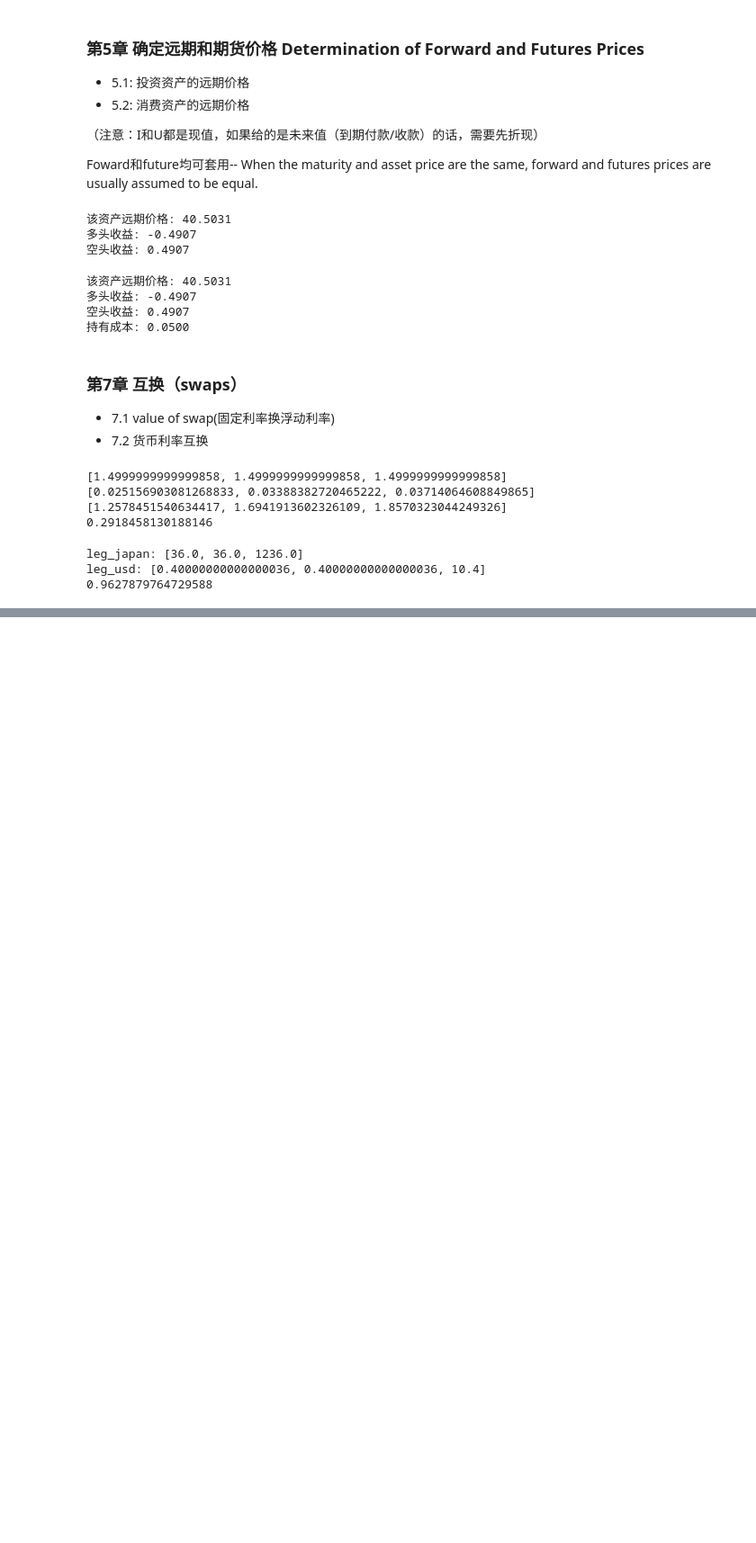
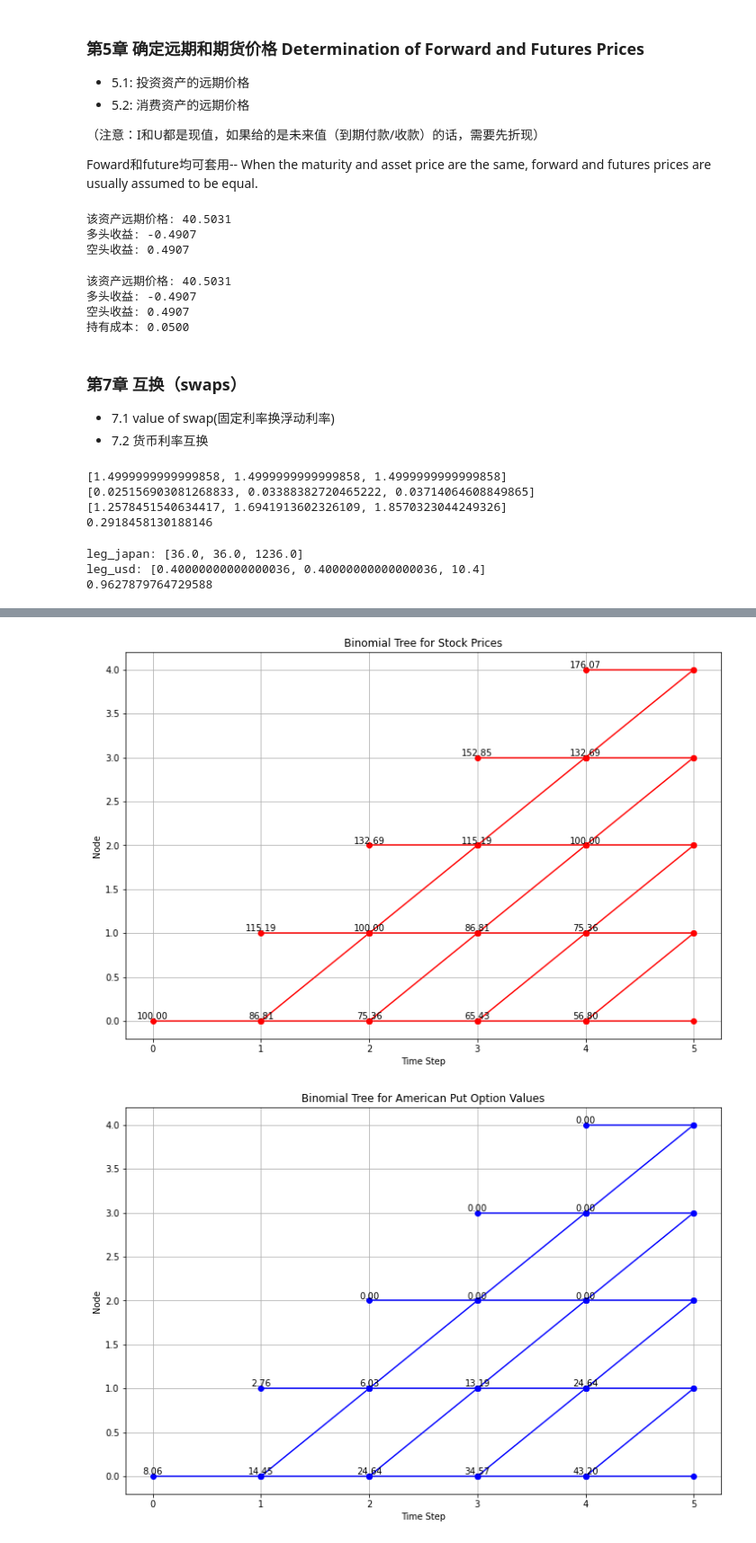
Before and after one commit to Yeechin-is-here/financial_engineering_example_codes, a Jupyter notebook: codes.ipynb, the cells around one changed output, grey strips where cells are left out. Shown at 90% size. Drawn from its saved outputs; the diff is of its cells as text; code cells hidden in the pictures; blank space fills up the shorter version.

```diff
--- a/codes.ipynb
+++ b/codes.ipynb
@@ -613,0 +751,41 @@ leg_usd: [0.40000000000000036, 0.40000000000000036, 10.4]
+# %%
+import matplotlib.pyplot as plt
+
+def plot_binomial_tree(stock_prices, title='Binomial Tree for Stock Prices'):
+    plt.figure(figsize=(12, 8))
+    for i in range(n+1):
+        for j in range(i+1):
+            plt.plot([i, i+1], [j, j], 'ro-')  # Horizontal lines
+            if j < i:
+                plt.plot([i, i+1], [j, j+1], 'ro-')  # Upward lines
+            plt.text(i, j, f'{stock_prices[i, j]:.2f}', ha='center', va='bottom')
+    plt.title(title)
+    plt.xlabel('Time Step')
+    plt.ylabel('Node')
+    plt.grid(True)
+    plt.show()
+
+def plot_option_values(option_values, title='Binomial Tree for Option Values'):
+    plt.figure(figsize=(12, 8))
+    for i in range(n+1):
+        for j in range(i+1):
+            plt.plot([i, i+1], [j, j], 'bo-')  # Horizontal lines
+            if j < i:
+                plt.plot([i, i+1], [j, j+1], 'bo-')  # Upward lines
+            plt.text(i, j, f'{option_values[i, j]:.2f}', ha='center', va='bottom')
+    plt.title(title)
+    plt.xlabel('Time Step')
+    plt.ylabel('Node')
+    plt.grid(True)
+    plt.show()
+
+# Plot the stock price tree
+plot_binomial_tree(stock_prices)
+
+# Plot the American put option value tree
+plot_option_values(option_values_american, 'Binomial Tree for American Put Option Values')
+
+plot_option_values(option_values_european, 'Binomial Tree for european Put Option Values')
+# %% [output]
+[figure, added]
+[figure, added]
```
Also changed, not shown: parts of 18 cells of this notebook, 1 other file.
